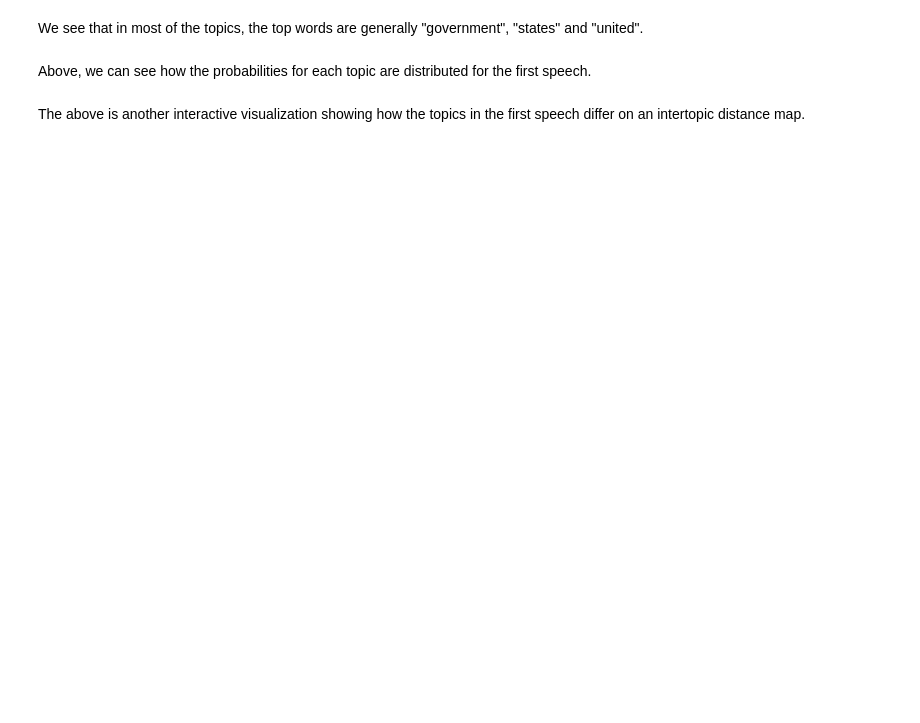
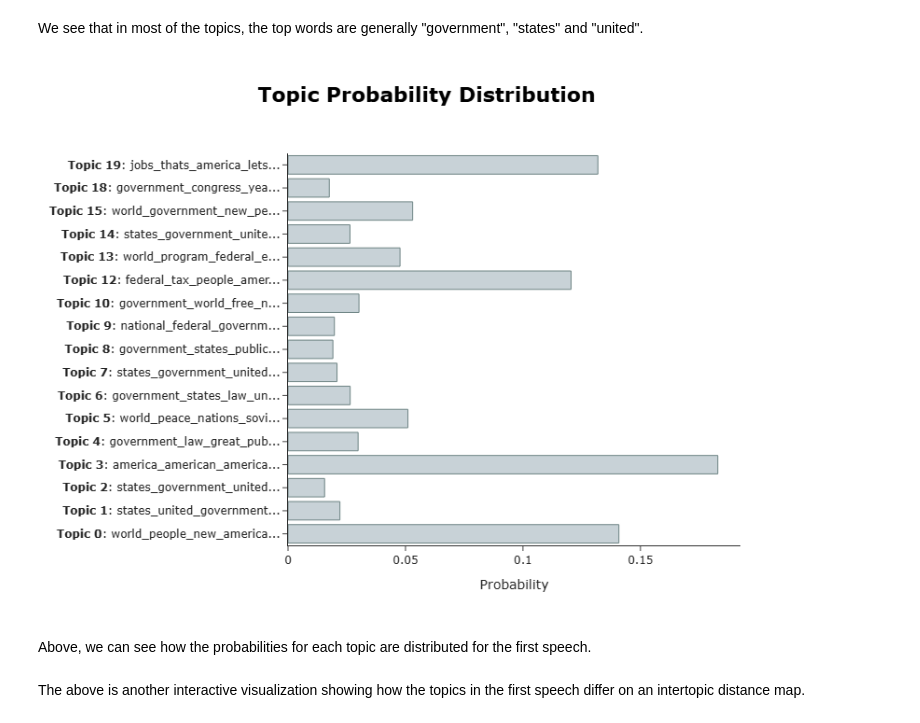
Before and after one commit to UCB-stat-159-f25/proj02-group21, a Jupyter notebook: nlp-P03.ipynb, the cells around one changed output. Cells and saved outputs as stored; diff of their text form; code cells hidden in the pictures; blank space fills up the shorter version.

Commit message:
saved plots from part 3 in outputs dir

```diff
--- a/nlp-P03.ipynb
+++ b/nlp-P03.ipynb
@@ -186,7 +188,11 @@ We see that in most of the topics, the top words are generally "government", "st
 # %%
 # outputting the topic distribution for the first speech
 topic_distr, _ = topic_model.approximate_distribution(docs)
-topic_model.visualize_distribution(topic_distr[0])
+plot2 = topic_model.visualize_distribution(topic_distr[0])
+plot2.write_html("outputs/3.2_topic_distribution.html")
+plot2.show()
+# %% [output]
+[figure, added]
 # %% [markdown]
 Above, we can see how the probabilities for each topic are distributed for the first speech.
 # %%
```
Also changed, not shown: parts of 5 cells of this notebook, 3 other files.
